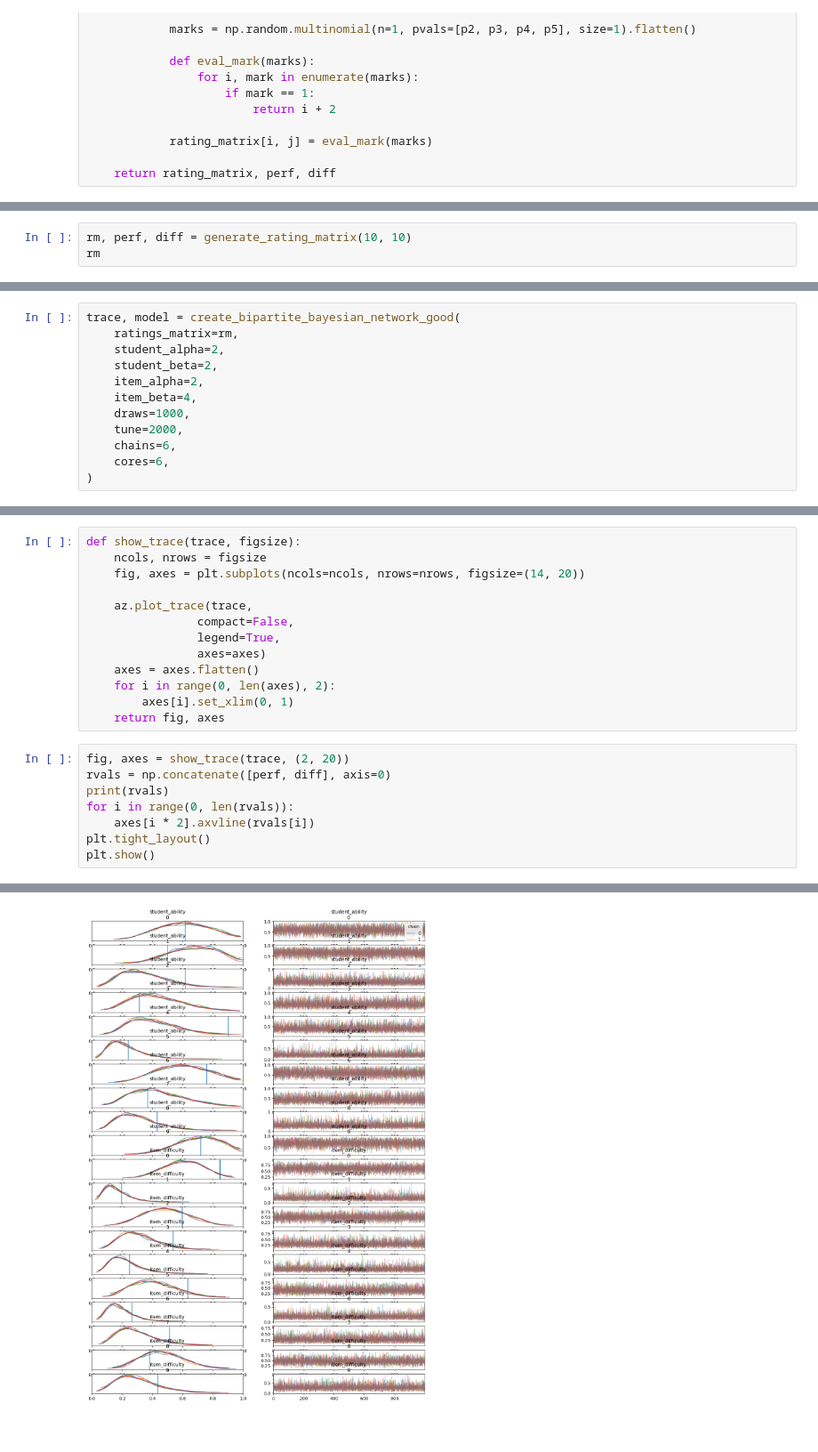
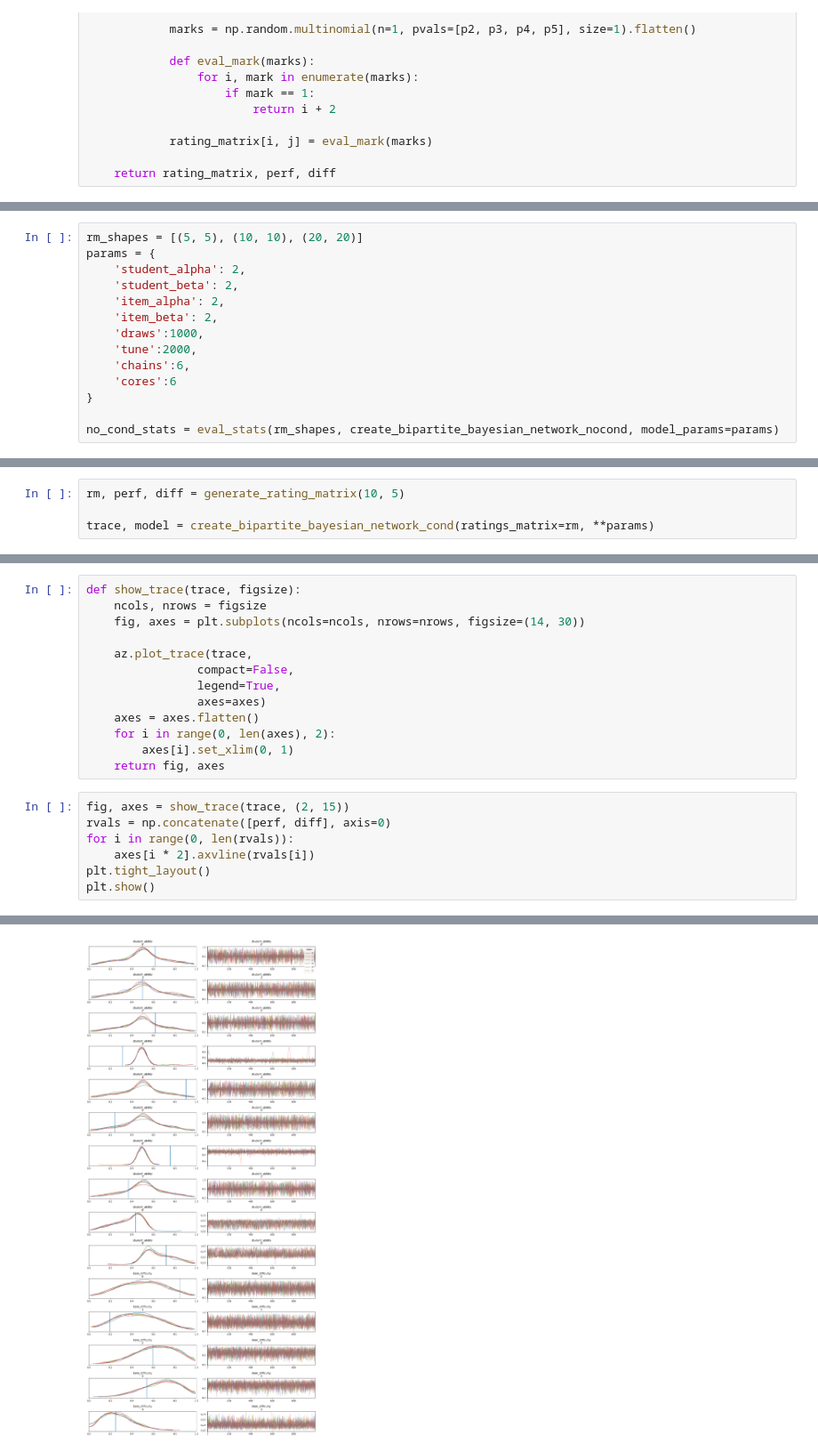
Before and after one commit to GodNaoborot/Fair_grading, a Jupyter notebook: test_synthetic_data.ipynb, the cells around one changed output, grey strips where cells are left out. Shown at 89% size. Drawn from its saved outputs; the diff is of its cells as text; blank space fills up the shorter version.

```diff
--- a/test_synthetic_data.ipynb
+++ b/test_synthetic_data.ipynb
@@ -238,0 +129,14 @@ def generate_rating_matrix(n_students, m_items, seed=42):
+# %%
+rm_shapes = [(5, 5), (10, 10), (20, 20)]
+params = {
+    'student_alpha': 2,
+    'student_beta': 2,
+    'item_alpha': 2,
+    'item_beta': 2,
+    'draws':1000,
+    'tune':2000,
+    'chains':6,
+    'cores':6
+}
+
+no_cond_stats = eval_stats(rm_shapes, create_bipartite_bayesian_network_nocond, model_params=params)
@@ -239,4 +169,5 @@ def generate_rating_matrix(n_students, m_items, seed=42):
 # %%
-rm, perf, diff = generate_rating_matrix(10, 10)
-rm
+rm, perf, diff = generate_rating_matrix(10, 5)
+
+trace, model = create_bipartite_bayesian_network_cond(ratings_matrix=rm, **params)
 # %% [output]
@@ -253,12 +178,0 @@ array([[4., 5., 3., 4., 4., 3., 5., 4., 4., 3.],
-# %%
-trace, model = create_bipartite_bayesian_network_good(
-    ratings_matrix=rm,
-    student_alpha=2,
-    student_beta=2,
-    item_alpha=2,
-    item_beta=4,
-    draws=1000,
-    tune=2000,
-    chains=6,
-    cores=6,
-)
@@ -278,7 +193,7 @@ Inference data with groups:
 # %%
 def show_trace(trace, figsize):
     ncols, nrows = figsize
-    fig, axes = plt.subplots(ncols=ncols, nrows=nrows, figsize=(14, 20))
+    fig, axes = plt.subplots(ncols=ncols, nrows=nrows, figsize=(14, 30))
 
     az.plot_trace(trace,
                 compact=False,
@@ -289,9 +204,8 @@ def show_trace(trace, figsize):
         axes[i].set_xlim(0, 1)
     return fig, axes
 # %%
-fig, axes = show_trace(trace, (2, 20))
+fig, axes = show_trace(trace, (2, 15))
 rvals = np.concatenate([perf, diff], axis=0)
-print(rvals)
 for i in range(0, len(rvals)):
     axes[i * 2].axvline(rvals[i])
 plt.tight_layout()
@@ -304 +214 @@ plt.show()
-[figure, old version]
+[figure, new version]
```
Also changed, not shown: parts of 14 cells of this notebook.
